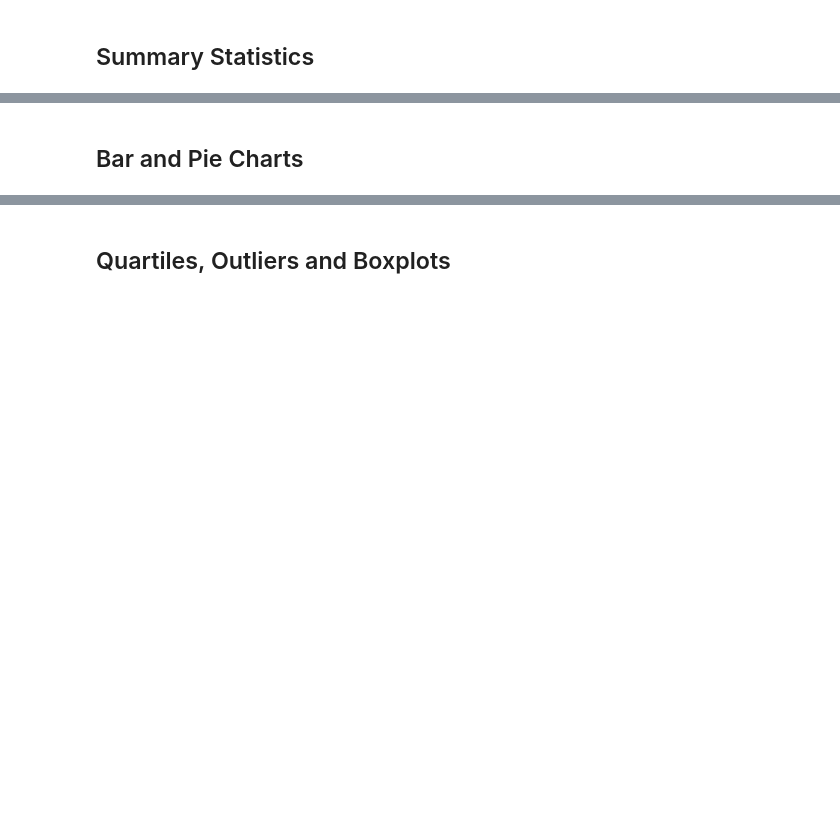
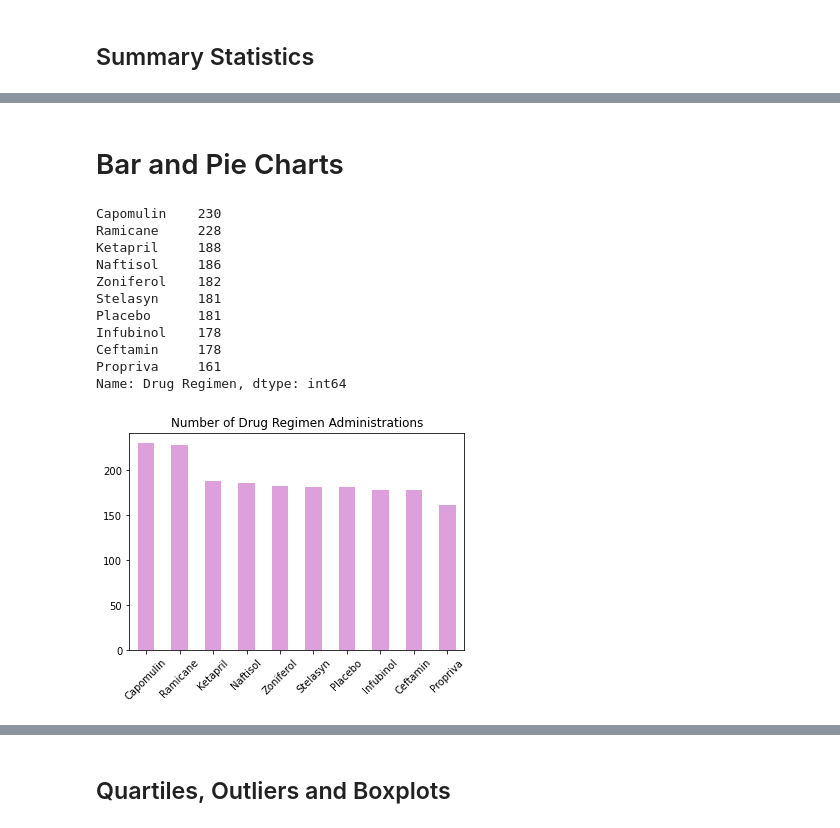
Before and after one commit to reccleston/matplotlib-challenge, a Jupyter notebook: Pymaceuticals/pymaceuticals_starter.ipynb, the cells around one changed output, grey strips where cells are left out. Drawn from its saved outputs; the diff is of its cells as text; code cells hidden in the pictures; blank space fills up the shorter version.

```diff
--- a/Pymaceuticals/pymaceuticals_starter.ipynb
+++ b/Pymaceuticals/pymaceuticals_starter.ipynb
@@ -101,8 +121,25 @@ regimen_summary_df
 | Stelasyn | 54.233149 | 52.431737 | 59.450562 | 7.710419 | 0.573111 |
 | Zoniferol | 53.236507 | 51.818479 | 48.533355 | 6.966589 | 0.516398 |
 # %% [markdown]
-## Bar and Pie Charts
+# Bar and Pie Charts
 # %%
 # Generate a bar plot showing the total number of measurements taken on each drug regimen using pandas.
+num_instances = not_clean['Drug Regimen'].value_counts()
+
+num_instances.plot.bar(color='plum',rot=45, title='Number of Drug Regimen Administrations')
+num_instances
+# %% [output]
+Capomulin    230
+Ramicane     228
+Ketapril     188
+Naftisol     186
+Zoniferol    182
+Stelasyn     181
+Placebo      181
+Infubinol    178
+Ceftamin     178
+Propriva     161
+Name: Drug Regimen, dtype: int64
+[figure, added]
 # %%
 # Generate a bar plot showing the total number of measurements taken on each drug regimen using pyplot.
```
Also changed, not shown: parts of 9 cells of this notebook.
